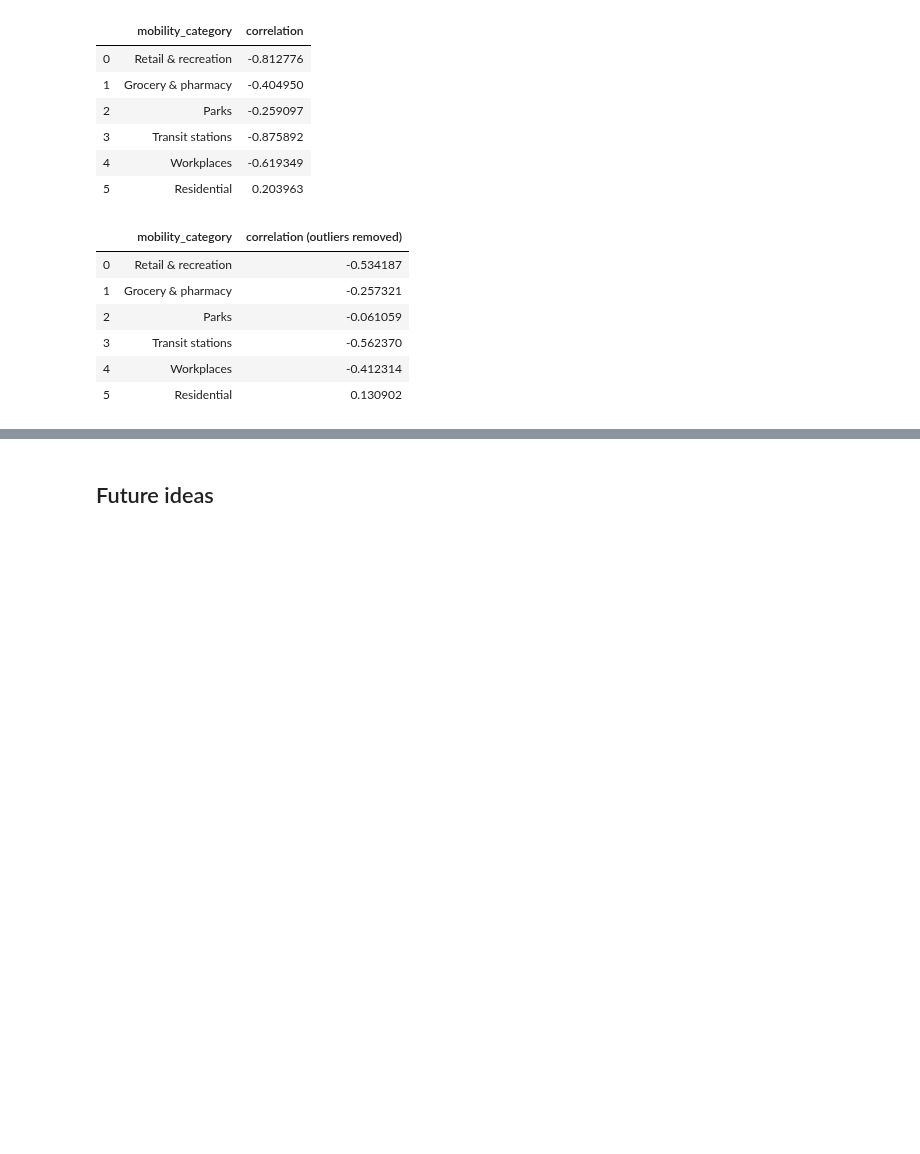
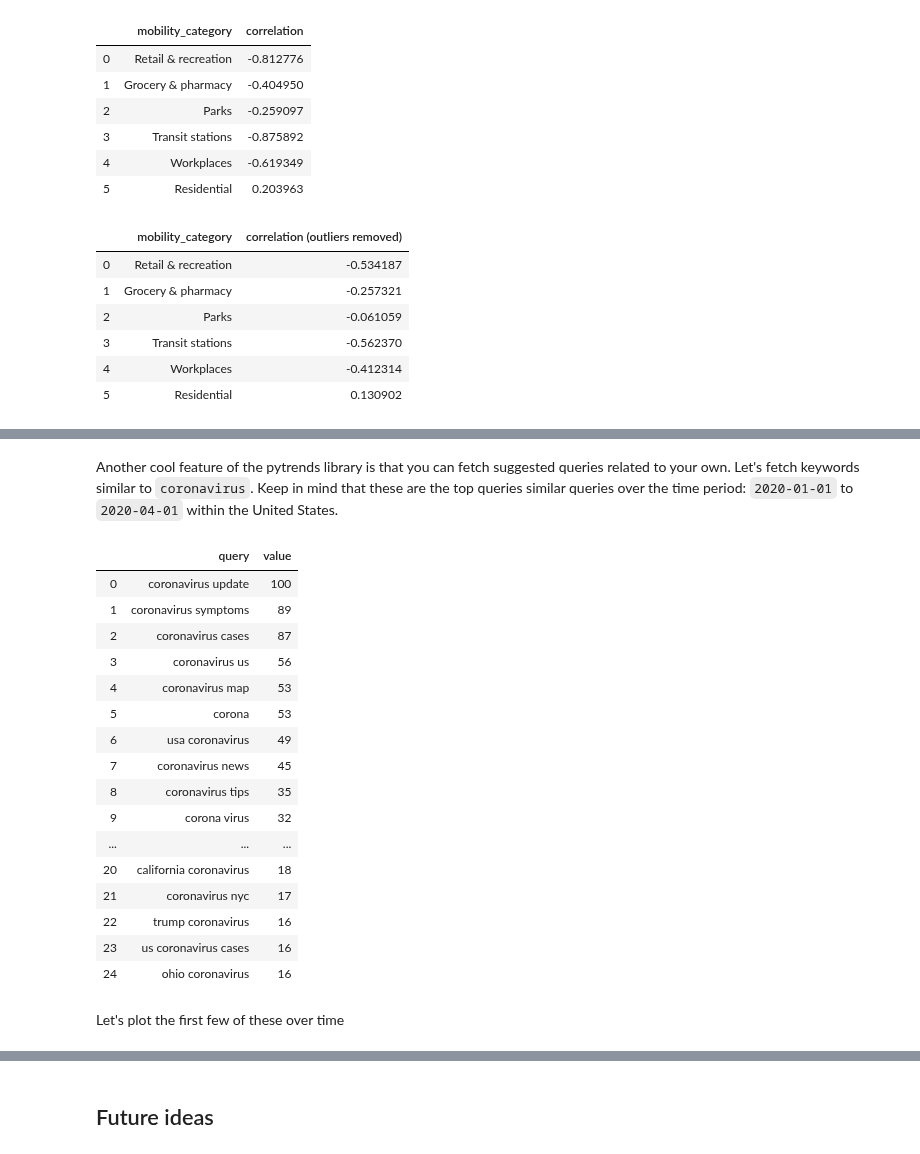
Before and after one commit to spotted-d/RNN_covid19_modeling, a Jupyter notebook: milestone2_eda/milestone2_eda.ipynb, the cells around one changed output, grey strips where cells are left out. Drawn from its saved outputs; the diff is of its cells as text; code cells hidden in the pictures; blank space fills up the shorter version.

```diff
--- a/milestone2_eda/milestone2_eda.ipynb
+++ b/milestone2_eda/milestone2_eda.ipynb
@@ -418,0 +430,24 @@ display(pd.DataFrame(correlations_nooutliers))
+# %% [markdown]
+Another cool feature of the pytrends library is that you can fetch suggested queries related to your own. Let's fetch keywords similar to `coronavirus`. Keep in mind that these are the top queries similar queries over the time period: `2020-01-01` to `2020-04-01` within the United States.
+# %%
+pyt.related_queries()["coronavirus"]["top"]
+# %% [output]
+|  | query | value |
+| 0 | coronavirus update | 100 |
+| 1 | coronavirus symptoms | 89 |
+| 2 | coronavirus cases | 87 |
+| 3 | coronavirus us | 56 |
+| 4 | coronavirus map | 53 |
+| 5 | corona | 53 |
+| 6 | usa coronavirus | 49 |
+| 7 | coronavirus news | 45 |
+| 8 | coronavirus tips | 35 |
+| 9 | corona virus | 32 |
+| ... | ... | ... |
+| 20 | california coronavirus | 18 |
+| 21 | coronavirus nyc | 17 |
+| 22 | trump coronavirus | 16 |
+| 23 | us coronavirus cases | 16 |
+| 24 | ohio coronavirus | 16 |
+# %% [markdown]
+Let's plot the first few of these over time
```
Also changed, not shown: parts of 12 cells of this notebook.
